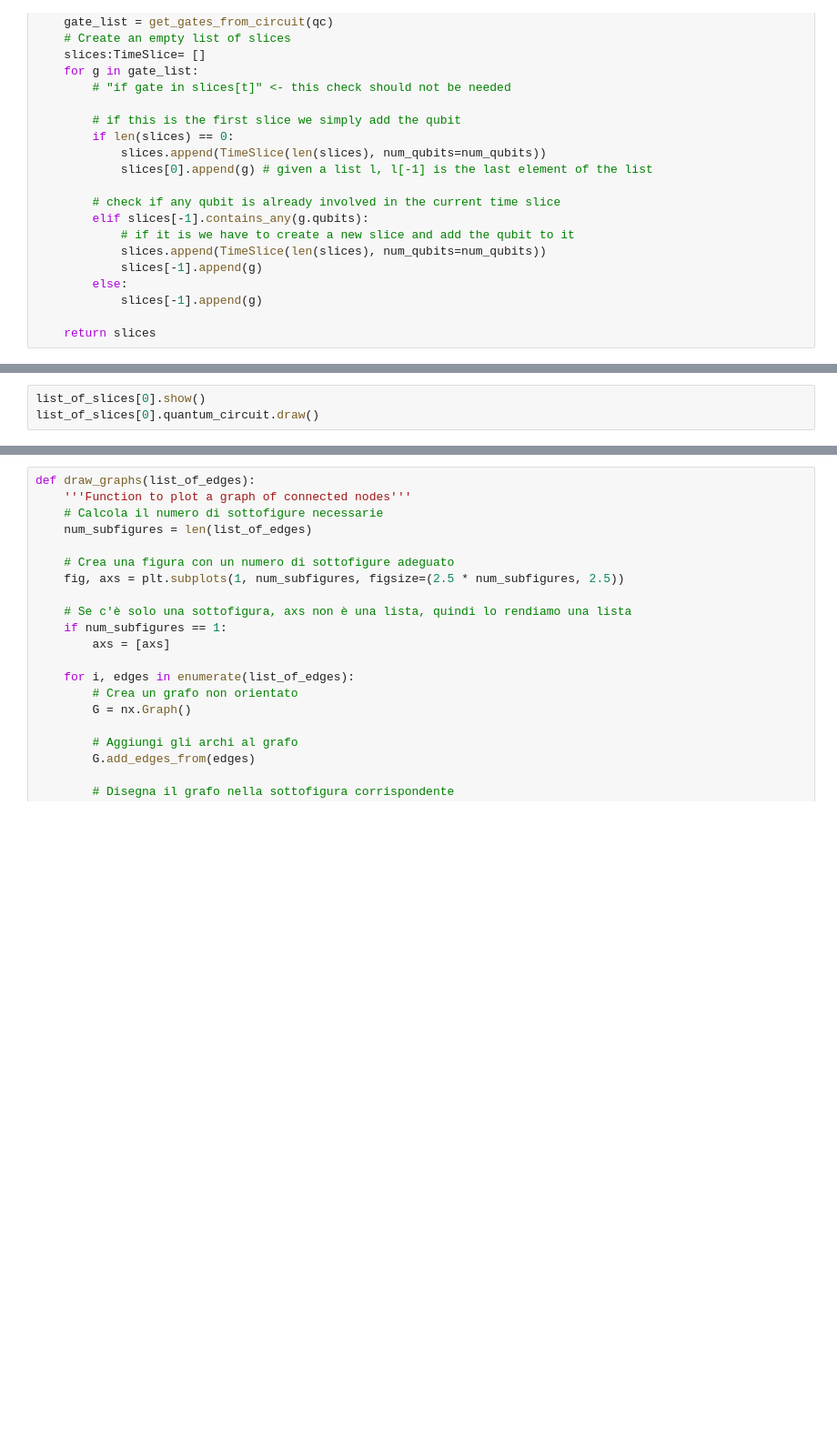
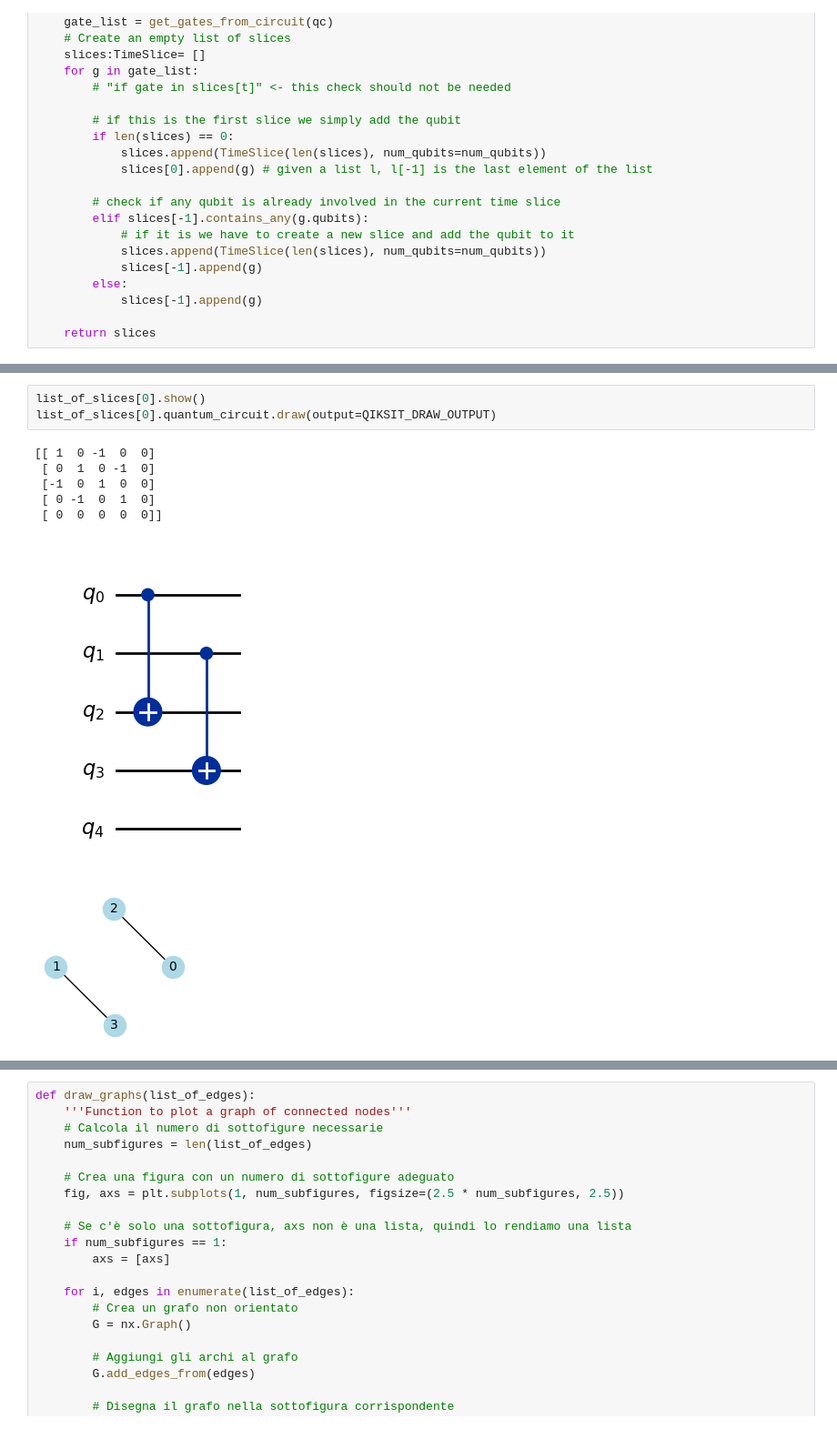
Before and after one commit to gamberoillecito/Mapping-quantum-circuits-to-modular-architectures-with-QUBO, a Jupyter notebook: project.ipynb, the cells around one changed output, grey strips where cells are left out. Shown: that part at 91% size. Saved outputs shown, nothing was run; the diff lists cells and outputs as text; blank space fills up the shorter version.

```diff
--- a/project.ipynb
+++ b/project.ipynb
@@ -237,6 +271,14 @@ for node_index in list_of_slices:
 # %%
 list_of_slices[0].show()
-list_of_slices[0].quantum_circuit.draw()
+list_of_slices[0].quantum_circuit.draw(output=QIKSIT_DRAW_OUTPUT)
+# %% [output]
+[[ 1  0 -1  0  0]
+ [ 0  1  0 -1  0]
+ [-1  0  1  0  0]
+ [ 0 -1  0  1  0]
+ [ 0  0  0  0  0]]
+[figure, added]
+[figure, added]
 # %%
 def circuit_from_slices(slices:list[TimeSlice], num_qubits):
     '''Given a list of TimeSlices and the number of qubits of the
```
Also changed, not shown: parts of 20 cells of this notebook, 2 other files.
